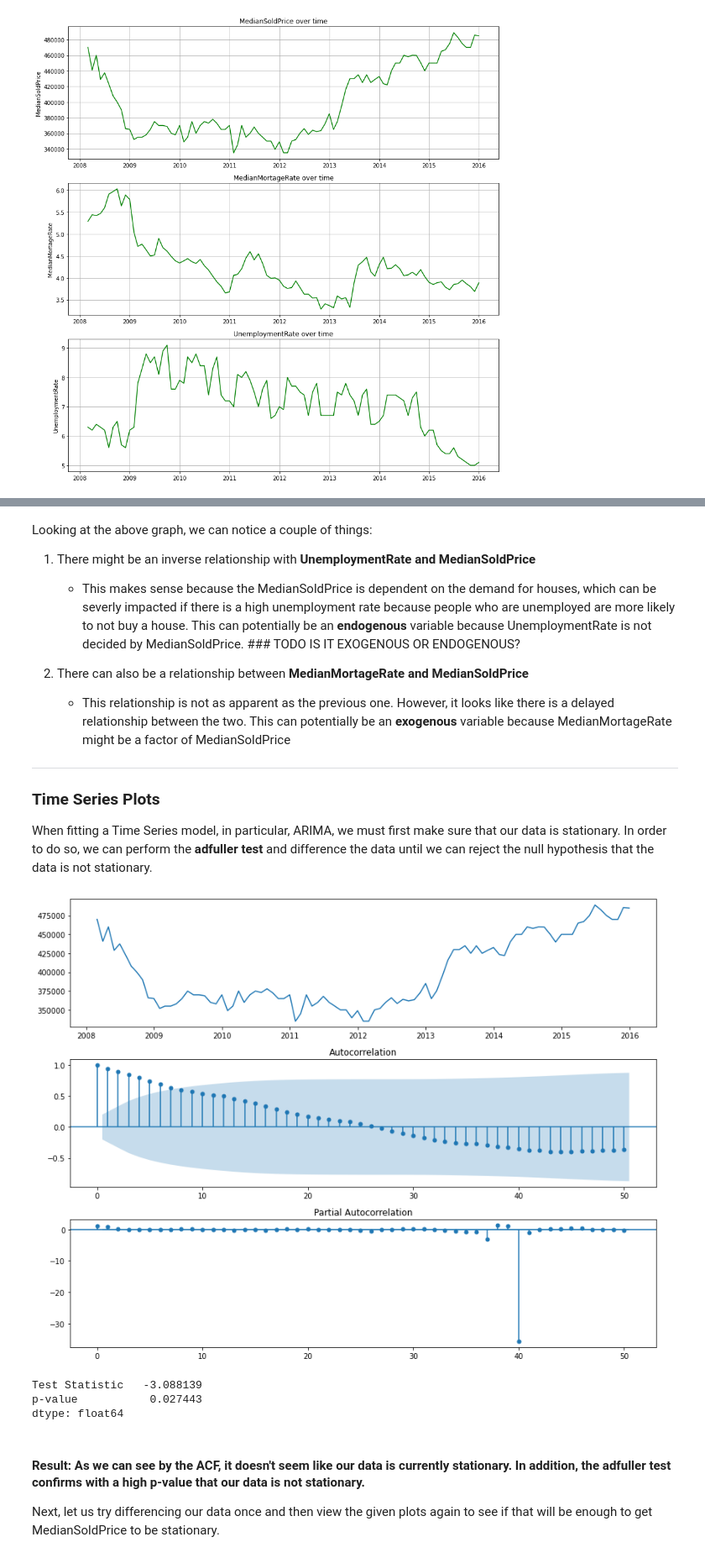
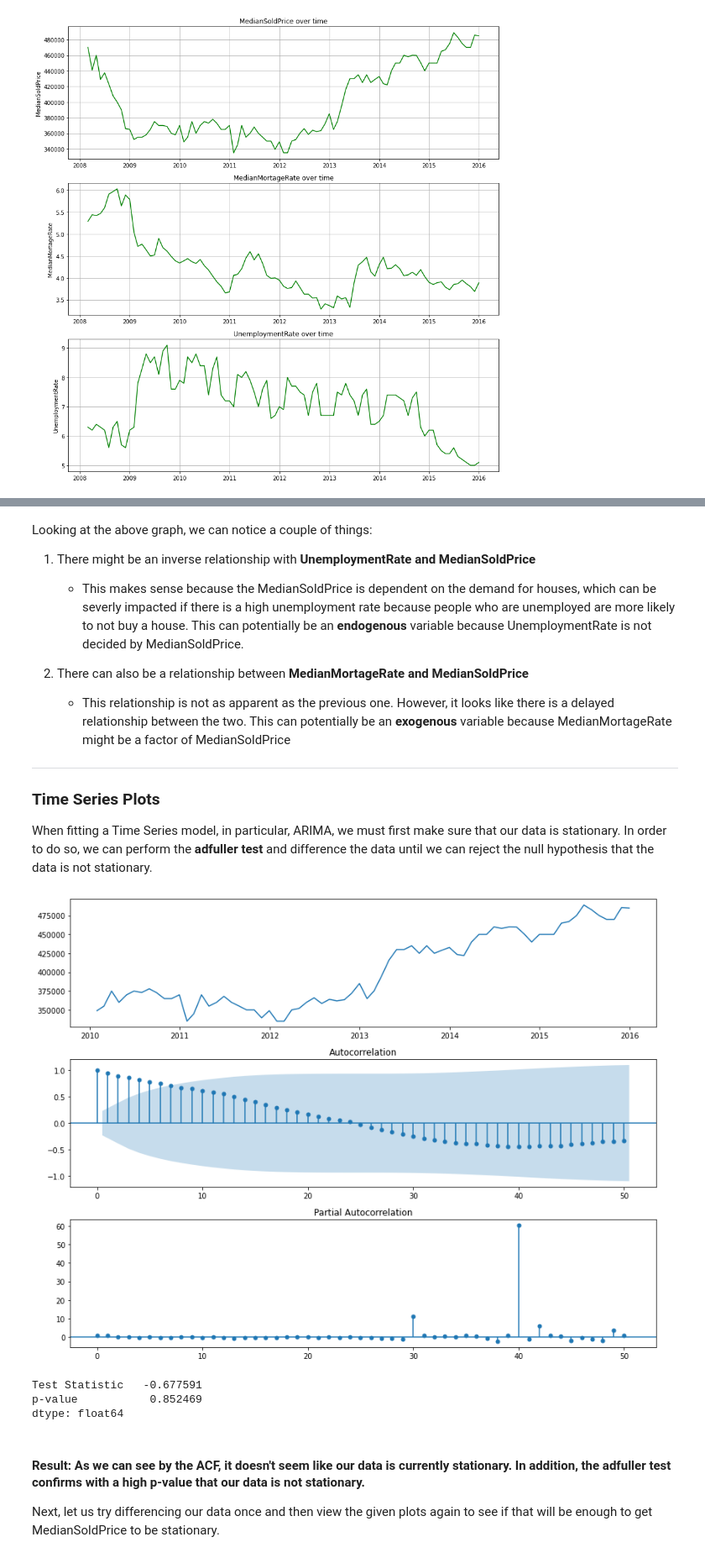
Before and after one commit to ndecavel/zillow-forecasting, a Jupyter notebook: Zillow_Final_Project.ipynb, the cells around one changed output, grey strips where cells are left out. Shown at 84% size. Saved outputs shown, nothing was run; the diff lists cells and outputs as text; code cells hidden in the pictures.

```diff
--- a/Zillow_Final_Project.ipynb
+++ b/Zillow_Final_Project.ipynb
@@ -96 +98,4 @@ Looking at the above graphs, we notice a couple of things:
    ______
+# %%
+df = df[df.index >= '2010-01-01']
+df.shape
@@ -122,7 +129,7 @@ plt.show()
 Looking at the above graph, we can notice a couple of things:
    1. There might be an inverse relationship with **UnemploymentRate and MedianSoldPrice**
 
-       - This makes sense because the MedianSoldPrice is dependent on the demand for houses, which can be severly impacted if there is a high unemployment rate because people who are unemployed are more likely to not buy a house. This can potentially be an **endogenous** variable because UnemploymentRate is not decided by MedianSoldPrice.  ### TODO IS IT EXOGENOUS OR ENDOGENOUS?
+       - This makes sense because the MedianSoldPrice is dependent on the demand for houses, which can be severly impacted if there is a high unemployment rate because people who are unemployed are more likely to not buy a house. This can potentially be an **endogenous** variable because UnemploymentRate is not decided by MedianSoldPrice.
 
 
    2. There can also be a relationship between **MedianMortageRate and MedianSoldPrice**
@@ -138,16 +145,16 @@ from statsmodels.tsa.stattools import adfuller
 # %%
 fig, axes = plt.subplots(figsize=(12,9), nrows=3)
 axes[0].plot(df['MedianSoldPrice'])
 plot_acf(df['MedianSoldPrice'], lags=50, ax=axes[1])
 plot_pacf(df['MedianSoldPrice'], lags=50, ax=axes[2])
 plt.tight_layout()
 plt.show()
-pd.Series(adfuller(differenced_df, autolag="AIC")[:2],
+pd.Series(adfuller(df['MedianSoldPrice'], autolag="AIC")[:2],
         index=['Test Statistic', 'p-value'])
 # %% [output]
-[figure, old version]
+[figure, new version]
-Test Statistic   -3.088139
-p-value           0.027443
+Test Statistic   -0.677591
+p-value           0.852469
 dtype: float64
 # %% [markdown]
 #### Result: As we can see by the ACF, it doesn't seem like our data is currently stationary. In addition, the adfuller test confirms with a high p-value that our data is **not** stationary.
```
Also changed, not shown: parts of 29 cells of this notebook.
